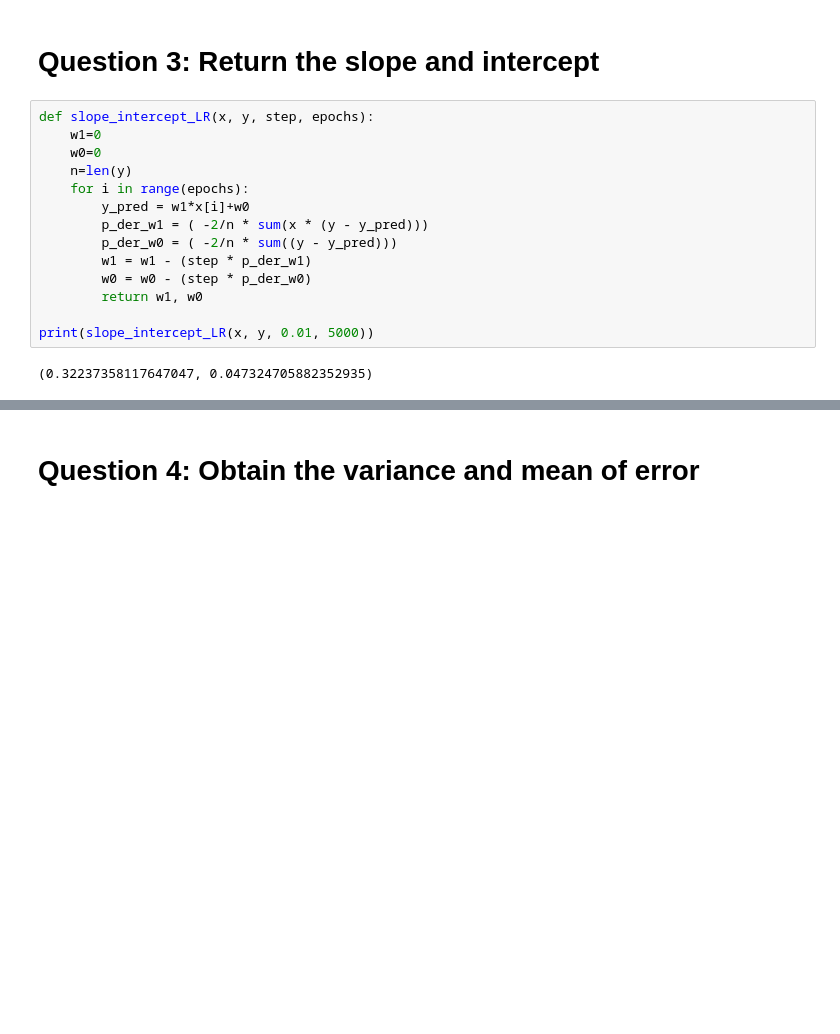
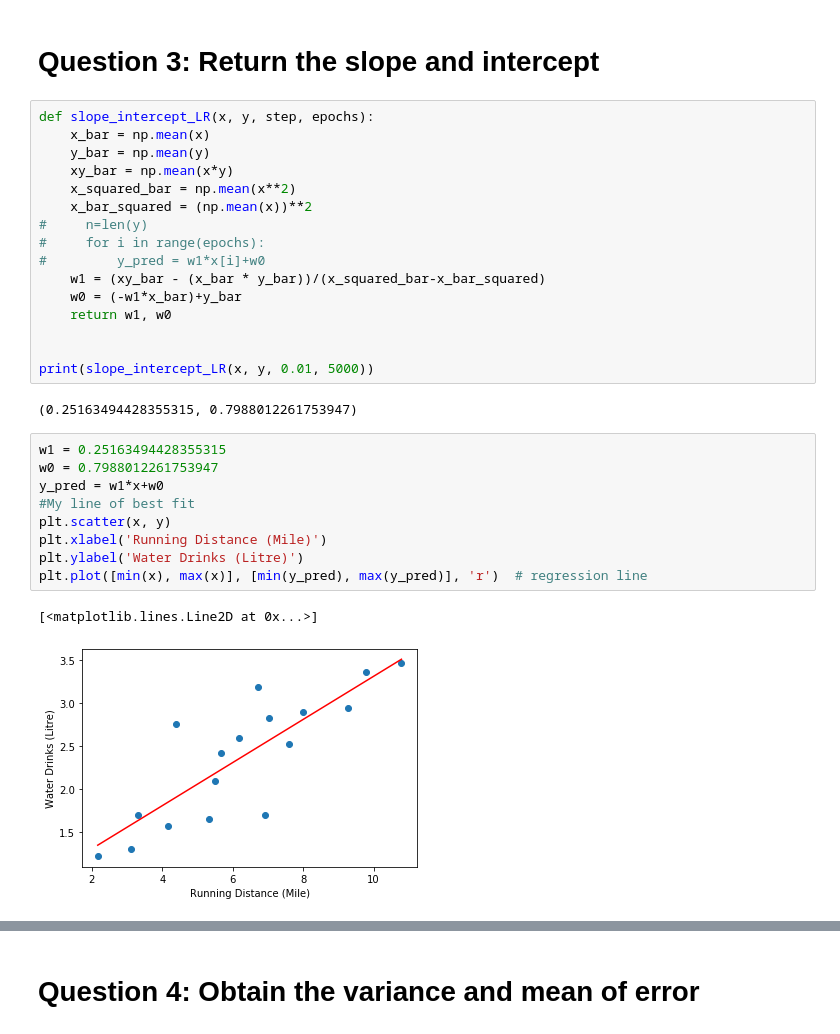
Before and after one commit to RobotGyal/QL-Calucations-Jupyter, a Jupyter notebook: Final Project - Linear Regression.ipynb, the cells around one changed output, grey strips where cells are left out. Drawn from its saved outputs; the diff is of its cells as text; blank space fills up the shorter version.

```diff
--- a/Final Project - Linear Regression.ipynb
+++ b/Final Project - Linear Regression.ipynb
@@ -82,17 +90,31 @@ $\frac{\partial MSE}{\partial w_0} = 0$
 # Question 3: Return the slope and intercept
 # %%
 def slope_intercept_LR(x, y, step, epochs):
-    w1=0
-    w0=0
-    n=len(y)
-    for i in range(epochs):
-        y_pred = w1*x[i]+w0
-        p_der_w1 = ( -2/n * sum(x * (y - y_pred)))
-        p_der_w0 = ( -2/n * sum((y - y_pred)))
-        w1 = w1 - (step * p_der_w1)
-        w0 = w0 - (step * p_der_w0)
-        return w1, w0
+    x_bar = np.mean(x)
+    y_bar = np.mean(y)
+    xy_bar = np.mean(x*y)
+    x_squared_bar = np.mean(x**2)
+    x_bar_squared = (np.mean(x))**2
+#     n=len(y)
+#     for i in range(epochs):
+#         y_pred = w1*x[i]+w0
+    w1 = (xy_bar - (x_bar * y_bar))/(x_squared_bar-x_bar_squared)
+    w0 = (-w1*x_bar)+y_bar
+    return w1, w0
+
 
 print(slope_intercept_LR(x, y, 0.01, 5000))
 # %% [output]
-(0.32237358117647047, 0.047324705882352935)
+(0.25163494428355315, 0.7988012261753947)
+# %%
+w1 = 0.25163494428355315
+w0 = 0.7988012261753947
+y_pred = w1*x+w0
+#My line of best fit
+plt.scatter(x, y)
+plt.xlabel('Running Distance (Mile)')
+plt.ylabel('Water Drinks (Litre)')
+plt.plot([min(x), max(x)], [min(y_pred), max(y_pred)], 'r')  # regression line
+# %% [output]
+[<matplotlib.lines.Line2D at 0x...>]
+[figure, added]
```
Also changed, not shown: parts of 8 cells of this notebook, 2 other files.
